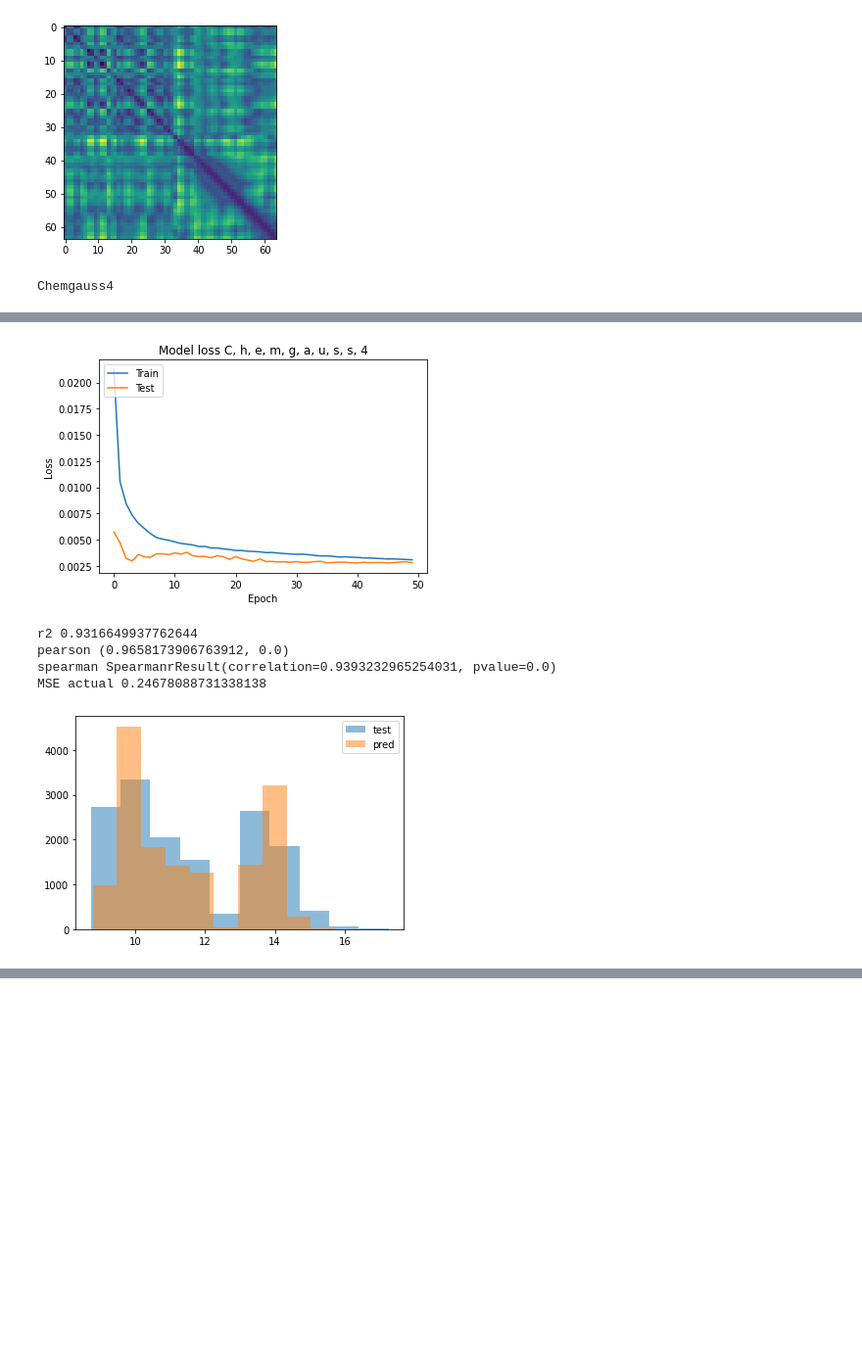
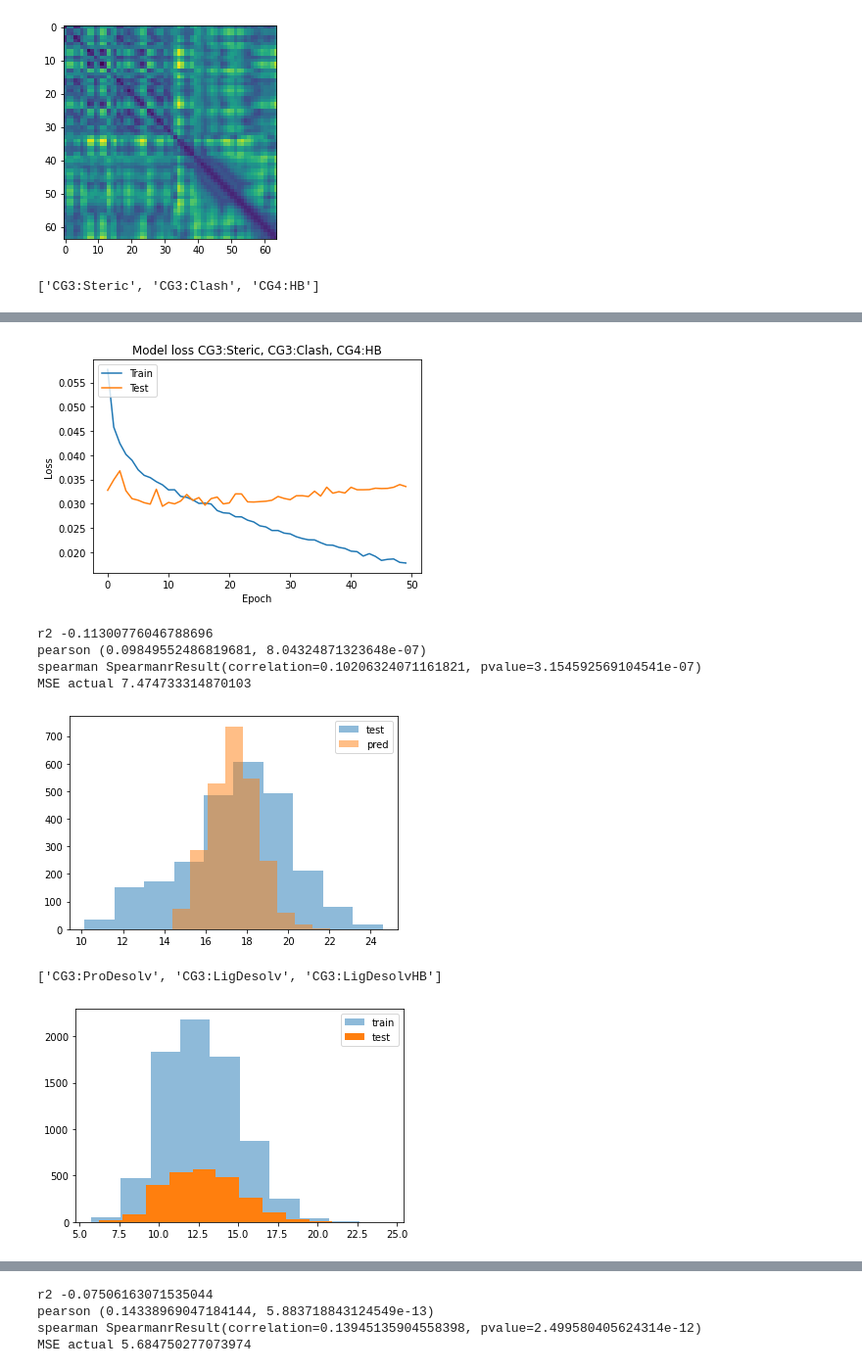
Before and after one commit to shahashka/ml-fragment, a Jupyter notebook: run_notebook.ipynb, the cells around one changed output, grey strips where cells are left out. Shown at 98% size. Cells and saved outputs as stored; diff of their text form; code cells hidden in the pictures; blank space fills up the shorter version.

Commit message:
add subset scores

```diff
--- a/run_notebook.ipynb
+++ b/run_notebook.ipynb
@@ -320,33 +320,41 @@ def r2_keras(y_true, y_pred):
     SS_tot = K.sum(K.square(y_true - K.mean(y_true)))
     return ( 1 - SS_res/(SS_tot + K.epsilon()) )
 # %%
-#X_adrp = images_adrp[:,:,:,0:2]
+X_adrp = images_adrp[:,:,:,0:2]
+y=df_adrp
 columns = [ 'CG3:Steric', 'CG3:Clash', 'CG3:ProDesolv', 'CG3:LigDesolv',
        'CG3:LigDesolvHB', 'CG4:HB', 'Chemgauss4']
 subsets = [ ['CG3:Steric', 'CG3:Clash', 'CG4:HB'], ['CG3:ProDesolv', 'CG3:LigDesolv',
        'CG3:LigDesolvHB']]
 total = ['Chemgauss4']
-for c in total:
+for c in subsets:
     print(c)
+    isList = isinstance(c,list)
     df_new = y.copy(deep=True)
     scaler = MinMaxScaler()
     dock_score = np.abs(df_new[c].to_numpy())
-    dock_score = scaler.fit_transform(dock_score.reshape(-1,1))
+    if isList:
+        dock_score = scaler.fit_transform(np.sum(dock_score,axis=-1).reshape(-1,1))
+    else:
+        dock_score = scaler.fit_transform(dock_score.reshape(-1,1))
     df_new['score'] = dock_score
 
-    X_train_top, X_test_top, y_train_top, y_test_top = train_test_split(X_2d, df_new, test_size=0.25,
+    X_train_top, X_test_top, y_train_top, y_test_top = train_test_split(X_adrp, df_new, test_size=0.25,
                                                          shuffle=True)
-    dock_score_train= y_train_top["score"].to_numpy()
-    dock_score_test = y_test_top["score"].to_numpy()
+
+    dock_score_train= y_train_top['score'].to_numpy()
+    dock_score_test = y_test_top['score'].to_numpy()
+    plt_train=scaler.inverse_transform(dock_score_train.reshape(-1,1))
+    plt_test=scaler.inverse_transform(dock_score_test.reshape(-1,1))
 
     # plot train/test split
-    plt.hist(scaler.inverse_transform(dock_score_train.reshape(-1,1)), alpha=0.5, label='train')
-    plt.hist(scaler.inverse_transform(dock_score_test.reshape(-1,1)),alpha=1, label='test')
+    plt.hist(plt_train, alpha=0.5, label='train')
+    plt.hist(plt_test,alpha=1, label='test')
     plt.legend()
     plt.show()
 
     # model stuff
-    dr = 0.45
+    dr = 0.2
     model = Sequential()
     model.add(Conv2D(8, kernel_size=(6, 6),
                      activation='relu',
@@ -404,4 +412,4 @@ for c in total:
     plt.legend()
     plt.show()
 # %% [output]
-Chemgauss4
+['CG3:Steric', 'CG3:Clash', 'CG4:HB']
@@ -410,6 +418,8 @@ Chemgauss4
-[figure, old version]
+[figure, new version]
-r2 0.9316649937762644
-pearson (0.9658173906763912, 0.0)
-spearman SpearmanrResult(correlation=0.9393232965254031, pvalue=0.0)
-MSE actual 0.24678088731338138
+r2 -0.11300776046788696
+pearson (0.09849552486819681, 8.04324871323648e-07)
+spearman SpearmanrResult(correlation=0.10206324071161821, pvalue=3.154592569104541e-07)
+MSE actual 7.474733314870103
-[figure, old version]
+[figure, new version]
+['CG3:ProDesolv', 'CG3:LigDesolv', 'CG3:LigDesolvHB']
+[figure, added]
@@ -415,0 +428,4 @@ MSE actual 0.24678088731338138
+r2 -0.07506163071535044
+pearson (0.14338969047184144, 5.883718843124549e-13)
+spearman SpearmanrResult(correlation=0.13945135904558398, pvalue=2.499580405624314e-12)
+MSE actual 5.684750277073974
```
Also changed, not shown: parts of 4 cells of this notebook.
